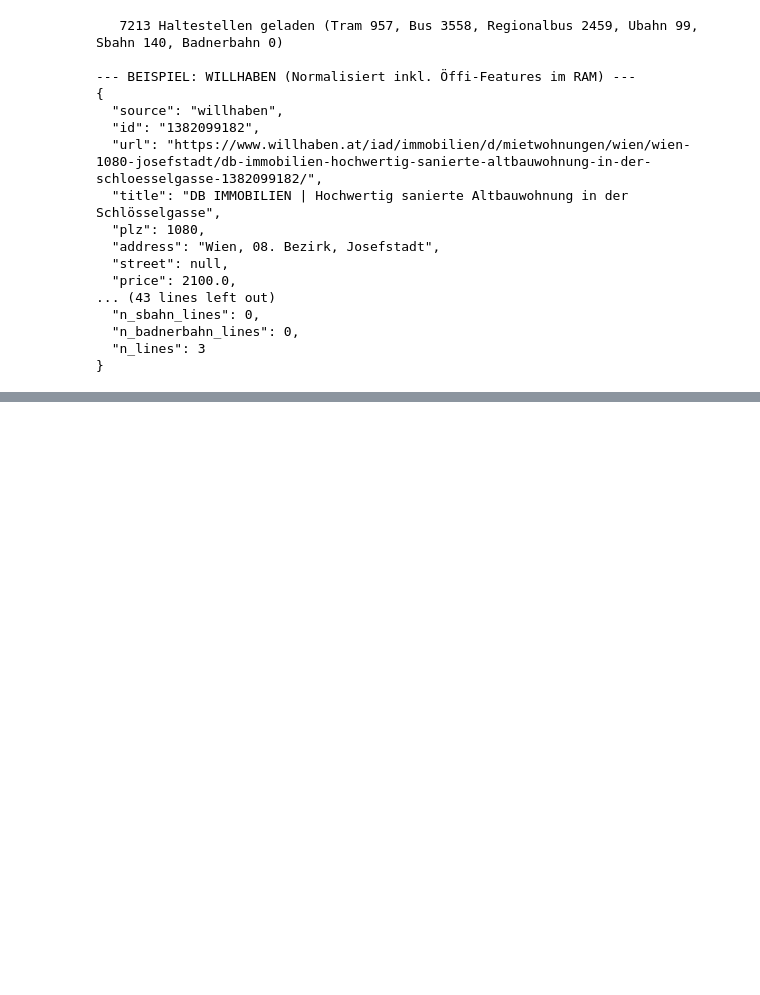
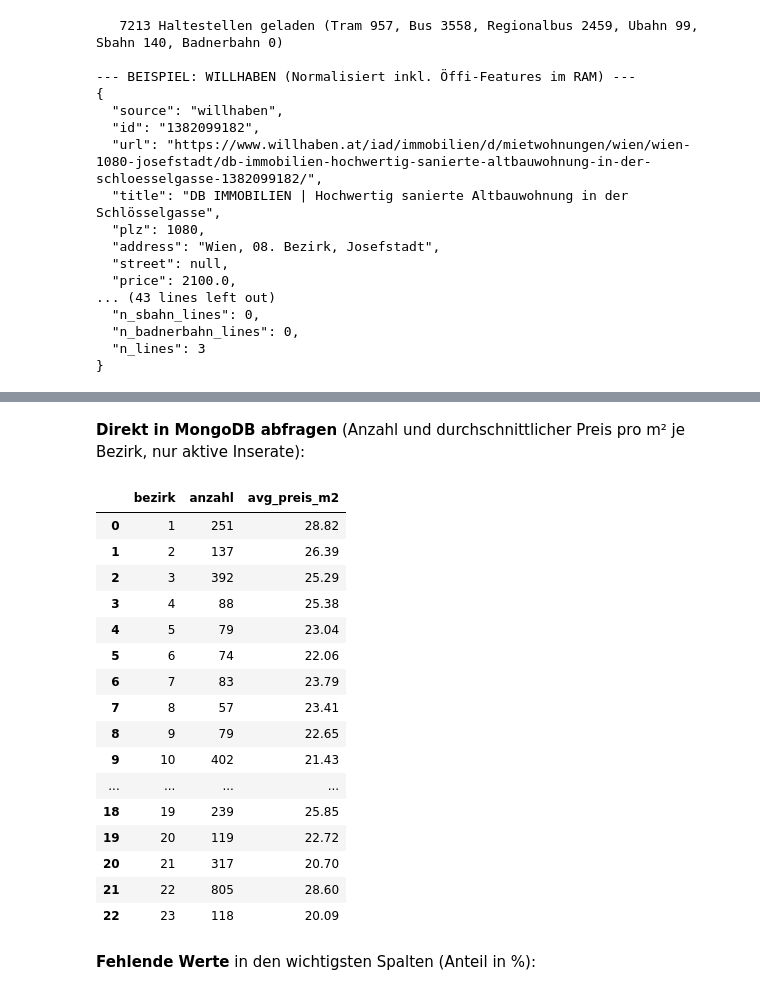
Before and after one commit to Koalabot95/BigDataProjekt, a Jupyter notebook: notebooks/02_data_storage_layer.ipynb, the cells around one changed output, grey strips where cells are left out. Drawn from its saved outputs; the diff is of its cells as text; code cells hidden in the pictures; blank space fills up the shorter version.

```diff
--- a/notebooks/02_data_storage_layer.ipynb
+++ b/notebooks/02_data_storage_layer.ipynb
@@ -609,0 +992,16 @@ print_first_valid_with_oeffi("immoscout24", db["raw_immoscout24"], norm_immoscou
+# %%
+def to_documents(frame):
+    """DataFrame -> Liste von Dokumenten (fehlende Werte werden zu None, damit MongoDB sie speichern kann)."""
+    cleaned = frame.astype(object).where(frame.notna(), None)
+    docs = cleaned.to_dict("records")
+    for d in docs:
+        d["_id"] = f"{d['source']}:{d['id']}"
+    return docs
+
+
+clean_coll = db["listings_clean"]
+clean_coll.delete_many({})
+clean_coll.insert_many(to_documents(df))
+clean_coll.create_index([("bezirk", 1), ("status", 1)])
+clean_coll.create_index([("source", 1)])
+print(f"{clean_coll.count_documents({})} Dokumente in listings_clean gespeichert")
@@ -609,0 +1045,31 @@ print_first_valid_with_oeffi("immoscout24", db["raw_immoscout24"], norm_immoscou
+# %% [markdown]
+**Direkt in MongoDB abfragen** (Anzahl und durchschnittlicher Preis pro m² je Bezirk, nur aktive Inserate):
+# %%
+pipeline = [
+    {"$match": {"status": "active"}},
+    {"$group": {"_id": "$bezirk", "anzahl": {"$sum": 1}, "avg_preis_m2": {"$avg": "$price_per_m2"}}},
+    {"$sort": {"_id": 1}},
+]
+result = pd.DataFrame(list(clean_coll.aggregate(pipeline))).rename(columns={"_id": "bezirk"})
+result["avg_preis_m2"] = result["avg_preis_m2"].round(2)
+result
+# %% [output]
+|  | bezirk | anzahl | avg_preis_m2 |
+| 0 | 1 | 251 | 28.82 |
+| 1 | 2 | 137 | 26.39 |
+| 2 | 3 | 392 | 25.29 |
+| 3 | 4 | 88 | 25.38 |
+| 4 | 5 | 79 | 23.04 |
+| 5 | 6 | 74 | 22.06 |
+| 6 | 7 | 83 | 23.79 |
+| 7 | 8 | 57 | 23.41 |
+| 8 | 9 | 79 | 22.65 |
+| 9 | 10 | 402 | 21.43 |
+| ... | ... | ... | ... |
+| 18 | 19 | 239 | 25.85 |
+| 19 | 20 | 119 | 22.72 |
+| 20 | 21 | 317 | 20.70 |
+| 21 | 22 | 805 | 28.60 |
+| 22 | 23 | 118 | 20.09 |
+# %% [markdown]
+**Fehlende Werte** in den wichtigsten Spalten (Anteil in %):
```
Also changed, not shown: parts of 28 cells of this notebook, 8 other files.
